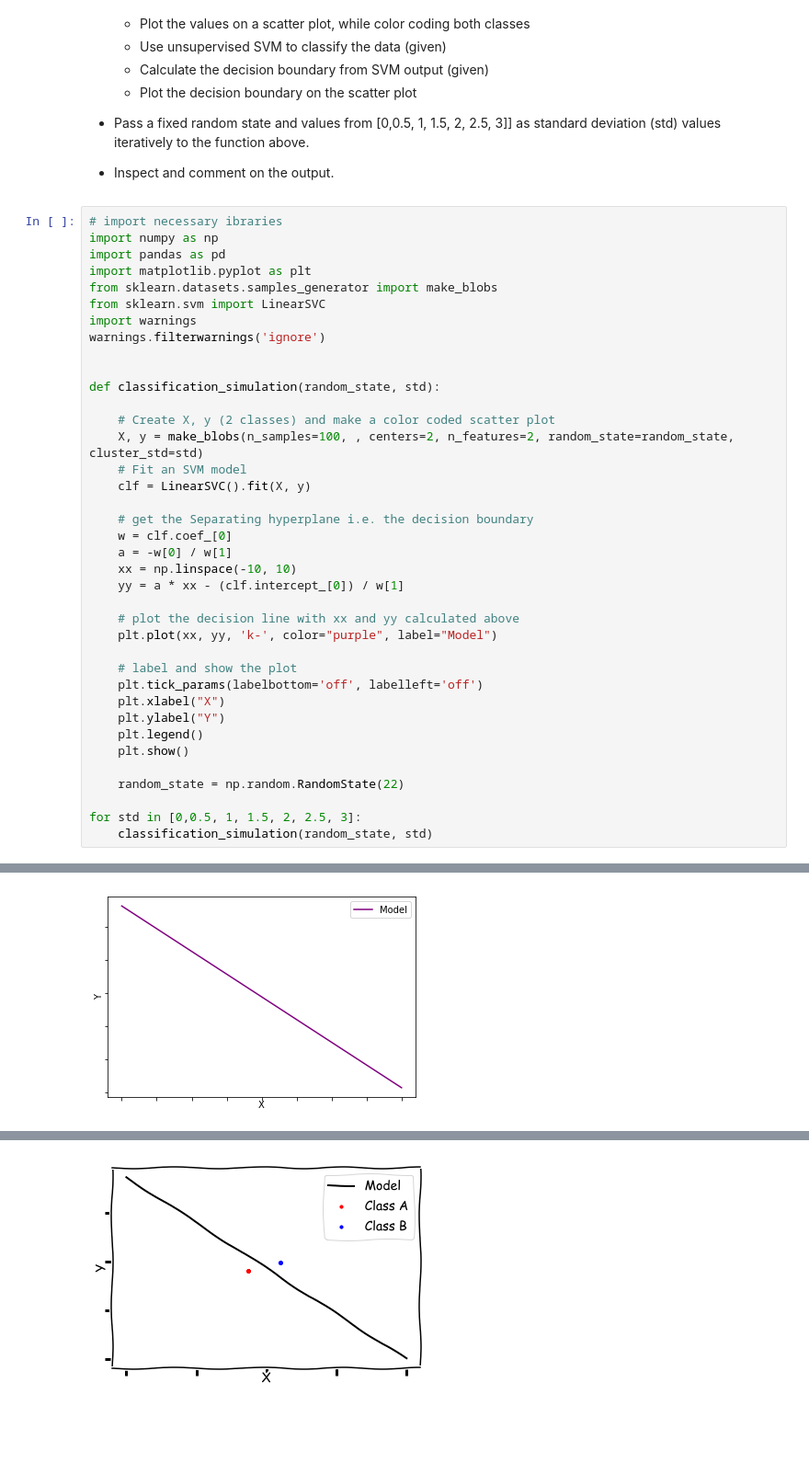
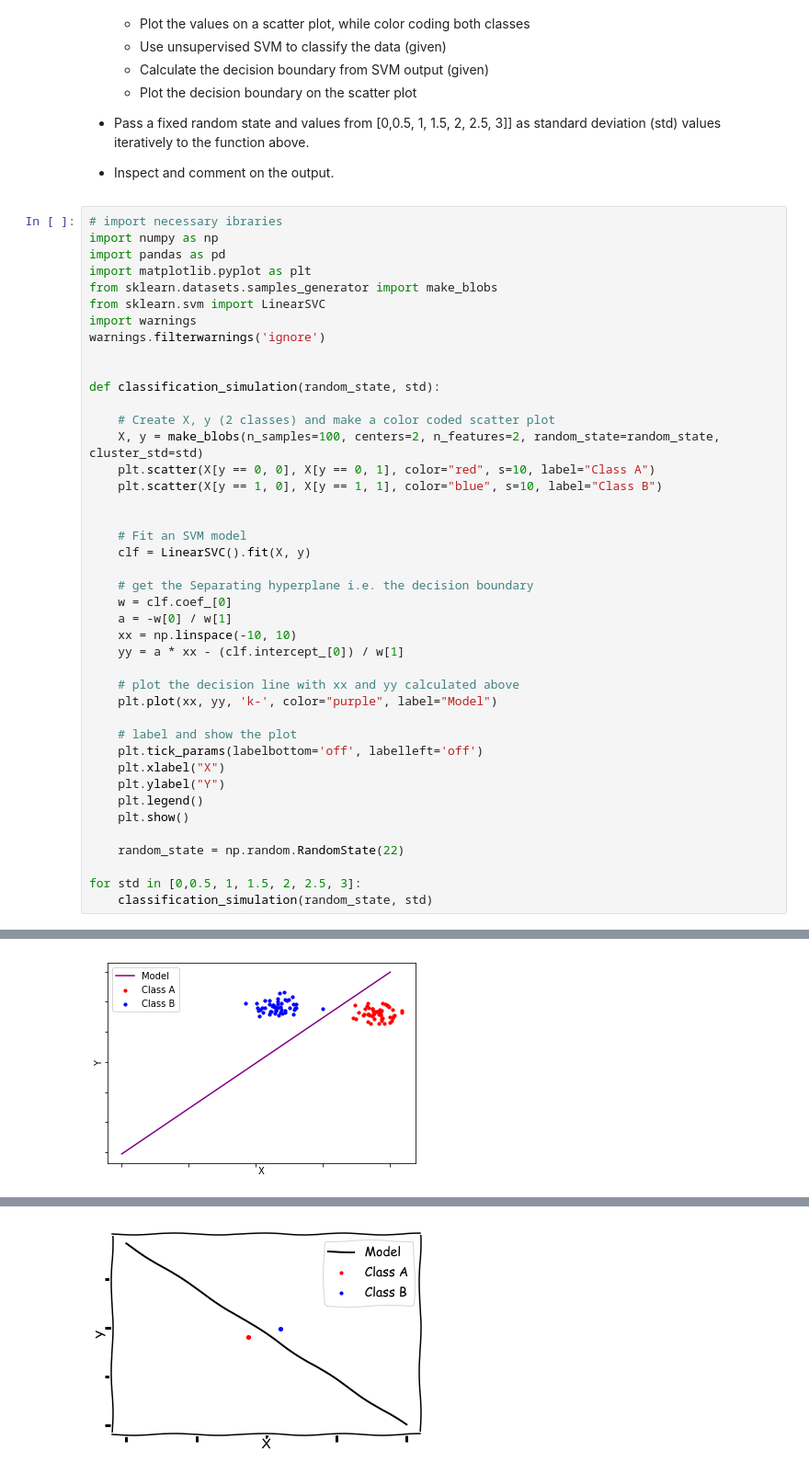
Before and after one commit to BSHaidar/dsc-generating-data-lab-dc-ds-career-042219, a Jupyter notebook: index.ipynb, the cells around one changed output, grey strips where cells are left out. Shown at 92% size. Saved outputs shown, nothing was run; the diff lists cells and outputs as text; blank space fills up the shorter version.

```diff
--- a/index.ipynb
+++ b/index.ipynb
@@ -107,7 +107,11 @@ warnings.filterwarnings('ignore')
 def classification_simulation(random_state, std):
 
     # Create X, y (2 classes) and make a color coded scatter plot
-    X, y = make_blobs(n_samples=100, , centers=2, n_features=2, random_state=random_state, cluster_std=std)
+    X, y = make_blobs(n_samples=100, centers=2, n_features=2, random_state=random_state, cluster_std=std)
+    plt.scatter(X[y == 0, 0], X[y == 0, 1], color="red", s=10, label="Class A")
+    plt.scatter(X[y == 1, 0], X[y == 1, 1], color="blue", s=10, label="Class B")
+
+
     # Fit an SVM model
     clf = LinearSVC().fit(X, y)
 
@@ -137 +141 @@ for std in [0,0.5, 1, 1.5, 2, 2.5, 3]:
-[figure, old version]
+[figure, new version]
```
Also changed, not shown: parts of 1 cell of this notebook.
